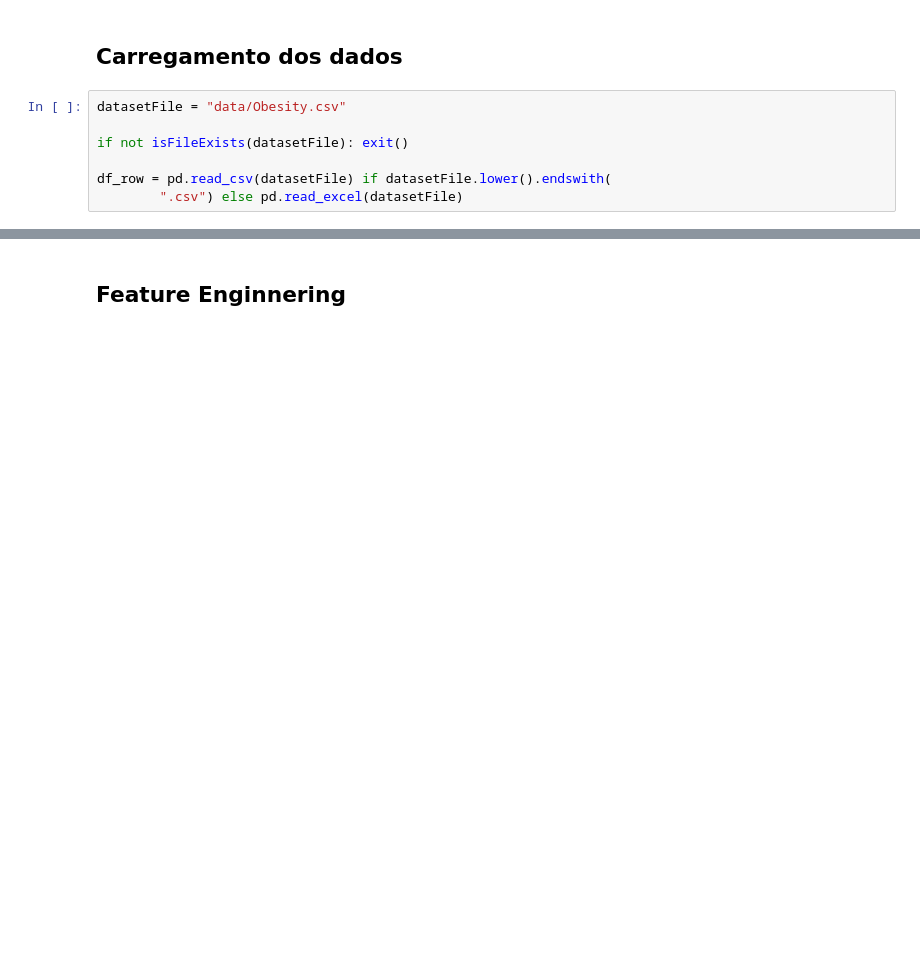
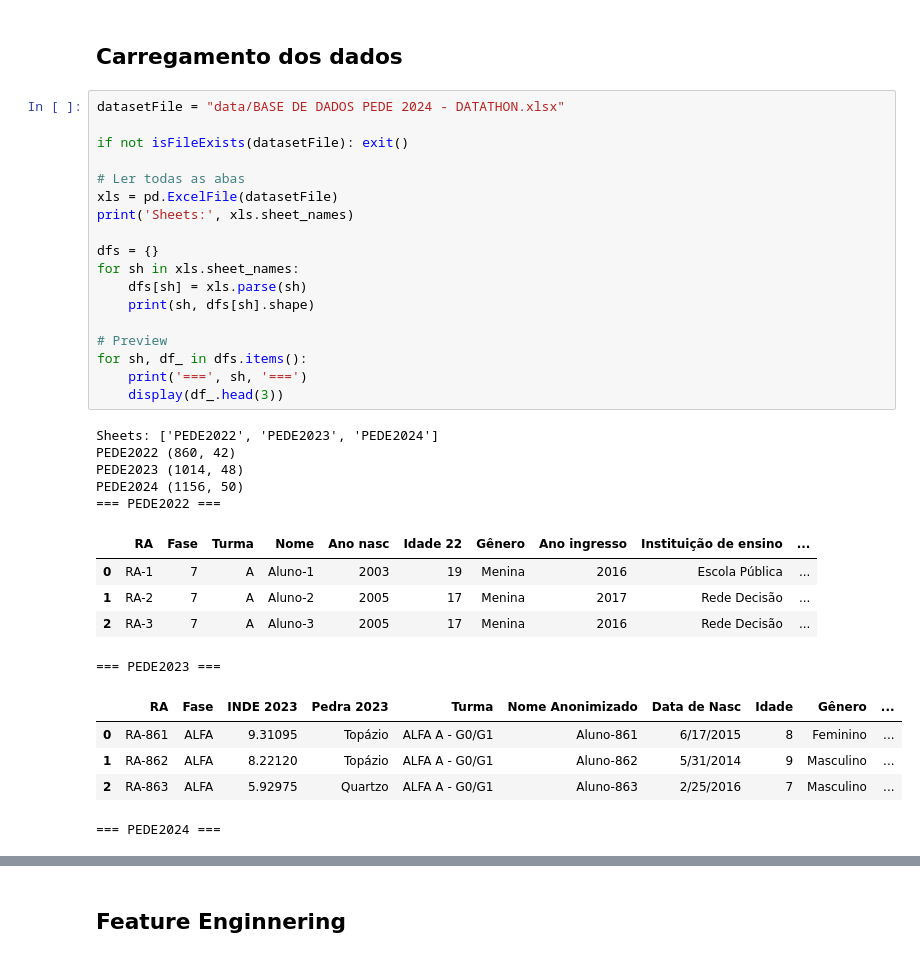
Before and after one commit to fernandapetty/data-analytics, a Jupyter notebook: notebook.ipynb, the cells around one changed output, grey strips where cells are left out. Cells and saved outputs as stored; diff of their text form; blank space fills up the shorter version.

```diff
--- a/notebook.ipynb
+++ b/notebook.ipynb
@@ -70,9 +122,36 @@ def getFieldName(value):
 # %% [markdown]
 ## Carregamento dos dados
-# %%
-datasetFile = "data/Obesity.csv"
-
-if not isFileExists(datasetFile): exit()
-
-df_row = pd.read_csv(datasetFile) if datasetFile.lower().endswith(
-        ".csv") else pd.read_excel(datasetFile)
+# %%
+datasetFile = "data/BASE DE DADOS PEDE 2024 - DATATHON.xlsx"
+
+if not isFileExists(datasetFile): exit()
+
+# Ler todas as abas
+xls = pd.ExcelFile(datasetFile)
+print('Sheets:', xls.sheet_names)
+
+dfs = {}
+for sh in xls.sheet_names:
+    dfs[sh] = xls.parse(sh)
+    print(sh, dfs[sh].shape)
+
+# Preview
+for sh, df_ in dfs.items():
+    print('===', sh, '===')
+    display(df_.head(3))
+# %% [output]
+Sheets: ['PEDE2022', 'PEDE2023', 'PEDE2024']
+PEDE2022 (860, 42)
+PEDE2023 (1014, 48)
+PEDE2024 (1156, 50)
+=== PEDE2022 ===
+|  | RA | Fase | Turma | Nome | Ano nasc | Idade 22 | Gênero | Ano ingresso | Instituição de ensino | ... |
+| 0 | RA-1 | 7 | A | Aluno-1 | 2003 | 19 | Menina | 2016 | Escola Pública | ... |
+| 1 | RA-2 | 7 | A | Aluno-2 | 2005 | 17 | Menina | 2017 | Rede Decisão | ... |
+| 2 | RA-3 | 7 | A | Aluno-3 | 2005 | 17 | Menina | 2016 | Rede Decisão | ... |
+=== PEDE2023 ===
+|  | RA | Fase | INDE 2023 | Pedra 2023 | Turma | Nome Anonimizado | Data de Nasc | Idade | Gênero | ... |
+| 0 | RA-861 | ALFA | 9.31095 | Topázio | ALFA A - G0/G1 | Aluno-861 | 6/17/2015 | 8 | Feminino | ... |
+| 1 | RA-862 | ALFA | 8.22120 | Topázio | ALFA A - G0/G1 | Aluno-862 | 5/31/2014 | 9 | Masculino | ... |
+| 2 | RA-863 | ALFA | 5.92975 | Quartzo | ALFA A - G0/G1 | Aluno-863 | 2/25/2016 | 7 | Masculino | ... |
+=== PEDE2024 ===
```
Also changed, not shown: parts of 25 cells of this notebook, 13 other files.
